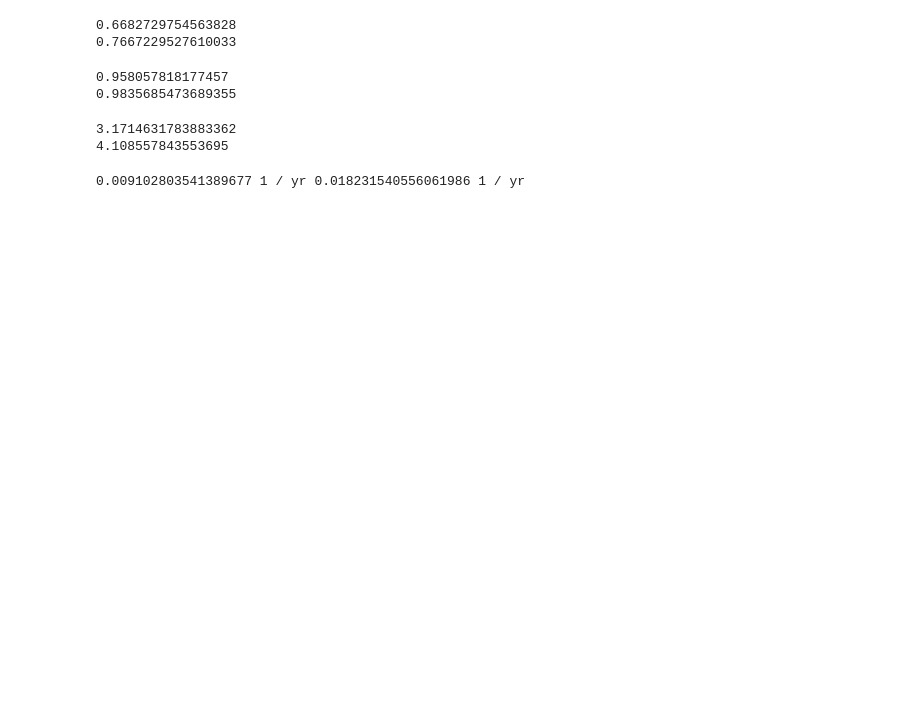
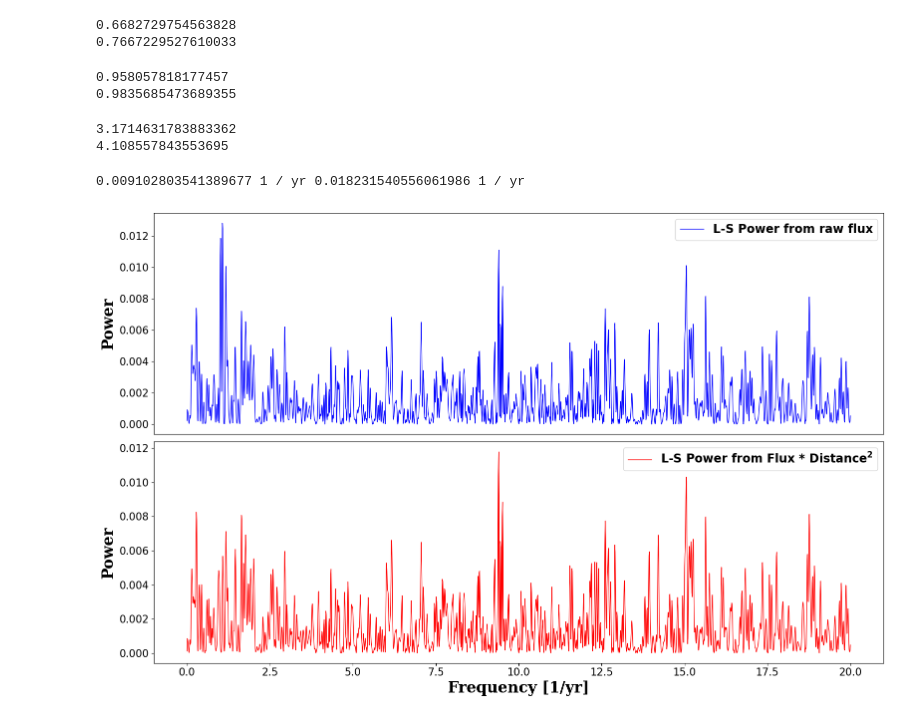
Before and after one commit to DarkWake9/Project-LP, a Jupyter notebook: task3.ipynb, the cells around one changed output. Drawn from its saved outputs; the diff is of its cells as text; code cells hidden in the pictures; blank space fills up the shorter version.

Commit message:
16022024 - 00.55 - UPDATE: 2xCOARSE + STARTED NYQUIST

```diff
--- a/task3.ipynb
+++ b/task3.ipynb
@@ -390,3 +390,39 @@ print(lsp_d2.false_alarm_probability(power_d2_2x_coarse_max, method='davies'))
 print(np.diff(freq)[0], np.diff(freq_2x_coarse)[0])
 # %% [output]
 0.009102803541389677 1 / yr 0.018231540556061986 1 / yr
+# %%
+# nyquist = 1/(2*np.diff(times)[0])
+# nyquist =
+
+# freq_nyquist = np.linspace(1e-8/un.year, nyquist, int(20//np.diff(freq.value)[0]))
+# power_nyquist = lsp.power(freq_nyquist, normalization='log')
+
+# freq_d2_nyquist = np.linspace(1e-8/un.year, nyquist, int(20//np.diff(freq_d2)[0].value))
+# power_d2_nyquist = lsp_d2.power(freq_d2_nyquist, normalization='log')
+
+
+nyquist_factor = 10
+freq_nyquist, power_nyquist = lsp.autopower(minimum_frequency=1e-8/un.year, maximum_frequency=20/un.year, nyquist_factor=nyquist_factor)
+
+freq_d2_nyquist, power_d2_nyquist = lsp_d2.autopower(minimum_frequency=1e-8/un.year, maximum_frequency=20/un.year, nyquist_factor=nyquist_factor)
+# %%
+fig, ax = plt.subplots(2, 1, figsize=(16, 10))
+
+ax[0].plot(freq_nyquist, power_nyquist, '--', lw=1, c='b', label='L-S Power from raw flux')
+# ax[0].set_title('Raw Power')
+ax[1].plot(freq_d2_nyquist, power_d2_nyquist, '--', lw=1, c='r', label='L-S Power from (Flux $\\times$ D$\mathbf{^2}$)')
+# ax[1].set_title('Power from Flux $\\times$ D^2')
+for i in range(2):
+
+    ax[i].set_ylabel('Power', fontdict=font)
+    ax[i].yaxis.set_tick_params(labelsize=15)
+    ax[i].legend(prop={'size':17, 'weight':'bold'})
+
+ax[0].set_xticks([])
+ax[1].set_xlabel('Frequency [1/yr]', fontdict=font)
+ax[1].xaxis.set_tick_params(labelsize=15)
+plt.tight_layout()
+# plt.savefig('./outputs/ls_power_nyquist.pdf', format='pdf')
+plt.show()
+# %% [output]
+[figure, added]
```
Also changed, not shown: parts of 8 cells of this notebook, 4 other files.
